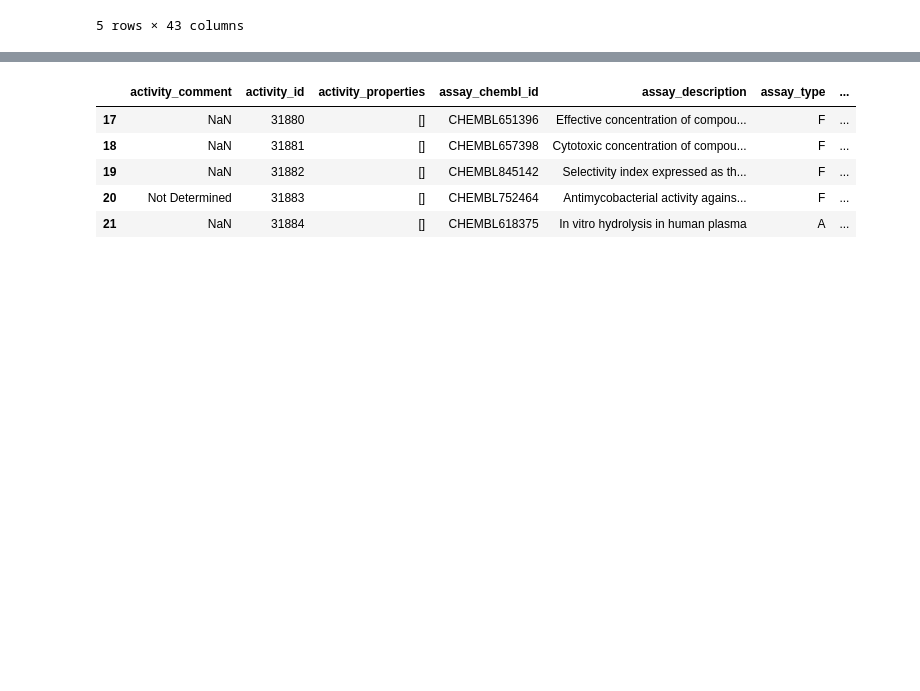
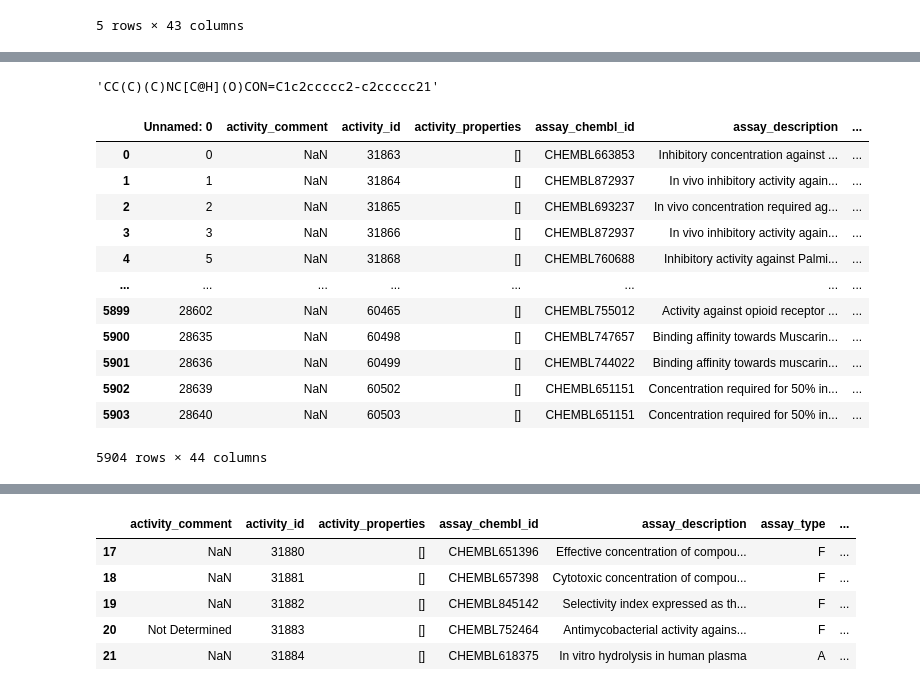
Before and after one commit to Munchic/tinymolecule, a Jupyter notebook: analysis/vae_test.ipynb, the cells around one changed output, grey strips where cells are left out. Cells and saved outputs as stored; diff of their text form; code cells hidden in the pictures; blank space fills up the shorter version.

Commit message:
CCR4 data fetch and training vanilla VAE

```diff
--- a/analysis/vae_test.ipynb
+++ b/analysis/vae_test.ipynb
@@ -39,0 +80,22 @@ assays.head()
+# %%
+a = pd.read_csv("/Users/Munchic/Developer/Capstone/tinymolecule/data/ccr4_ic50_train.csv", usecols=['SMILES'], squeeze=True).astype(str).tolist()
+a[10]
+# %% [output]
+'CC(C)(C)NC[C@H](O)CON=C1c2ccccc2-c2ccccc21'
+# %%
+a = pd.read_csv("/Users/Munchic/Developer/Capstone/tinymolecule/data/ccr4_ic50.csv")
+a.g
+# %% [output]
+|  | Unnamed: 0 | activity_comment | activity_id | activity_properties | assay_chembl_id | assay_description | ... |
+| 0 | 0 | NaN | 31863 | [] | CHEMBL663853 | Inhibitory concentration against ... | ... |
+| 1 | 1 | NaN | 31864 | [] | CHEMBL872937 | In vivo inhibitory activity again... | ... |
+| 2 | 2 | NaN | 31865 | [] | CHEMBL693237 | In vivo concentration required ag... | ... |
+| 3 | 3 | NaN | 31866 | [] | CHEMBL872937 | In vivo inhibitory activity again... | ... |
+| 4 | 5 | NaN | 31868 | [] | CHEMBL760688 | Inhibitory activity against Palmi... | ... |
+| ... | ... | ... | ... | ... | ... | ... | ... |
+| 5899 | 28602 | NaN | 60465 | [] | CHEMBL755012 | Activity against opioid receptor ... | ... |
+| 5900 | 28635 | NaN | 60498 | [] | CHEMBL747657 | Binding affinity towards Muscarin... | ... |
+| 5901 | 28636 | NaN | 60499 | [] | CHEMBL744022 | Binding affinity towards muscarin... | ... |
+| 5902 | 28639 | NaN | 60502 | [] | CHEMBL651151 | Concentration required for 50% in... | ... |
+| 5903 | 28640 | NaN | 60503 | [] | CHEMBL651151 | Concentration required for 50% in... | ... |
+5904 rows × 44 columns
```
Also changed, not shown: parts of 41 cells of this notebook, 4 other files.
